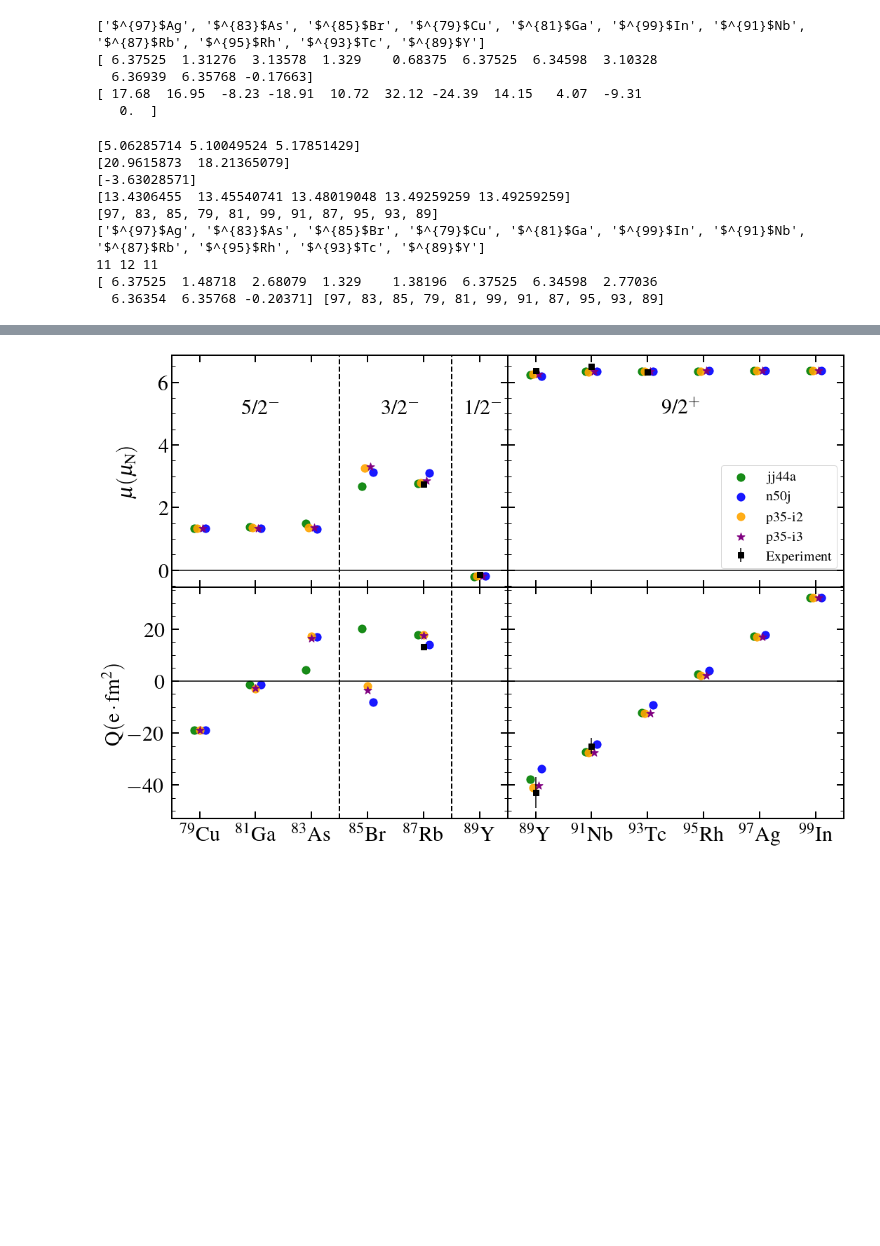
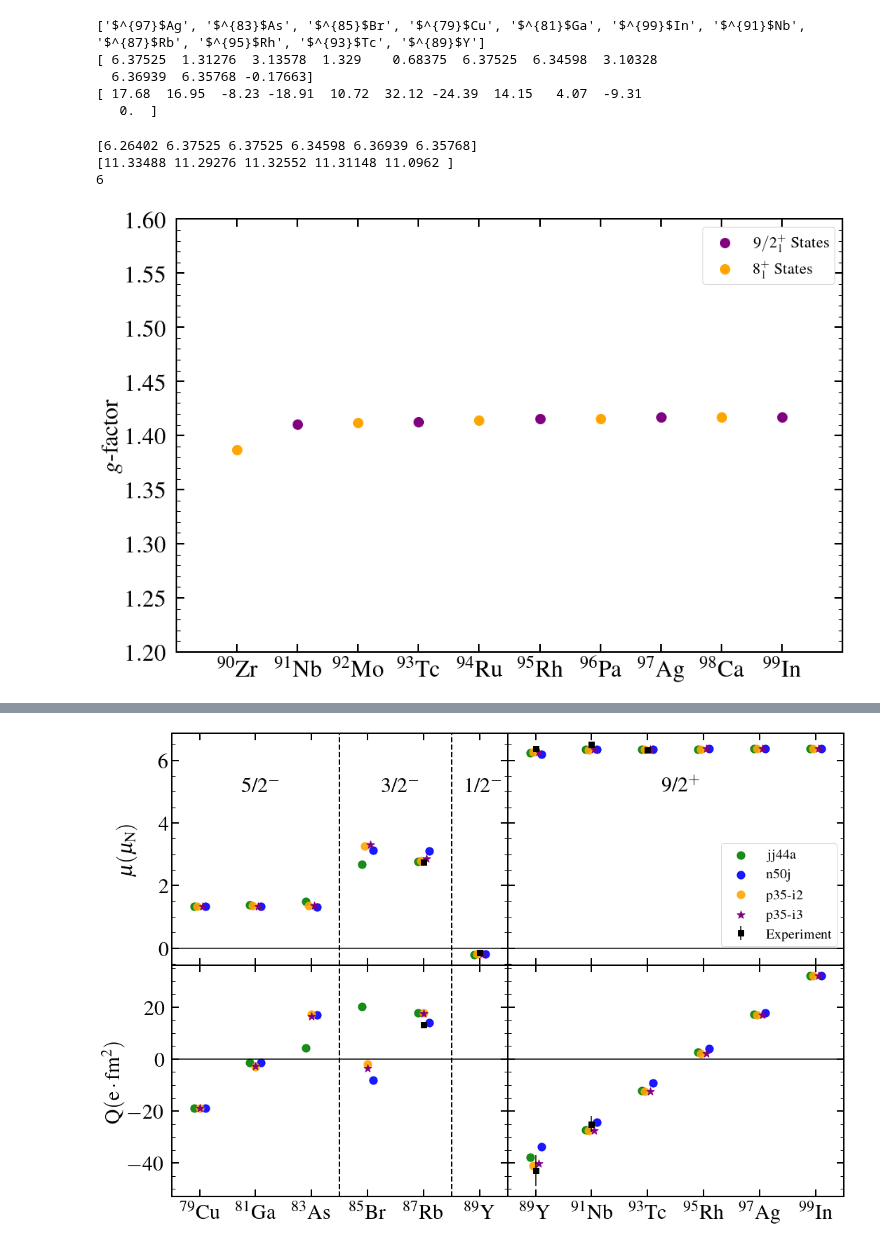
Before and after one commit to JordanPurcell/Research, a Jupyter notebook: plots/EM_properties.ipynb, the cells around one changed output, grey strips where cells are left out. Drawn from its saved outputs; the diff is of its cells as text; code cells hidden in the pictures; blank space fills up the shorter version.

```diff
--- a/plots/EM_properties.ipynb
+++ b/plots/EM_properties.ipynb
@@ -236,25 +235,37 @@ odd_dipoles[0][1] = 1.48718
 odd_Q[0][1] = 4.20
 odd_dipoles[1][4] = 1.3297
 odd_Q[1][4] = -1.27
-# %%
-print(np.array(mu_i3_odd[:3])/(mu_N*5/2))
-print(np.array(mu_i3_odd[3:5])/(mu_N*3/2))
-print(np.array(mu_i3_odd[5:6])/(mu_N*1/2))
-print(np.array(mu_i3_odd[6:])/(mu_N*9/2))
-print(odd_A)
-print(odd_ticks)
-print(len(odd_dipoles[1]), len(odd_J), len(odd_A))
-print(odd_dipoles[0], odd_A)
-# %% [output]
-[5.06285714 5.10049524 5.17851429]
-[20.9615873  18.21365079]
-[-3.63028571]
-[13.4306455  13.45540741 13.48019048 13.49259259 13.49259259]
-[97, 83, 85, 79, 81, 99, 91, 87, 95, 93, 89]
-['$^{97}$Ag', '$^{83}$As', '$^{85}$Br', '$^{79}$Cu', '$^{81}$Ga', '$^{99}$In', '$^{91}$Nb', '$^{87}$Rb', '$^{95}$Rh', '$^{93}$Tc', '$^{89}$Y']
-11 12 11
-[ 6.37525  1.48718  2.68079  1.329    1.38196  6.37525  6.34598  2.77036
-  6.36354  6.35768 -0.20371] [97, 83, 85, 79, 81, 99, 91, 87, 95, 93, 89]
+# %%
+print(odd_mu9[3])
+print(even_mu8[3])
+print(len(odd_mu9[3]))
+A90 = [90, 91, 92, 93, 94, 95, 96, 97, 98, 99]
+A90_ticks = ['$^{90}$Zr', '$^{91}$Nb', '$^{92}$Mo', '$^{93}$Tc', '$^{94}$Ru',  '$^{95}$Rh','$^{96}$Pa', '$^{97}$Ag', '$^{98}$Ca', '$^{99}$In']
+A90_mu = [11.09620, 6.34598, 11.29276, 6.35768, 11.31148, 6.36939, 11.32552, 6.37525, 11.33488, 6.37525]
+# %% [output]
+[6.26402 6.37525 6.37525 6.34598 6.36939 6.35768]
+[11.33488 11.29276 11.32552 11.31148 11.0962 ]
+6
+# %%
+f, ax = plt.subplots()
+f.set_figwidth(15)
+f.set_figheight(10)
+
+plt.setp(ax, xticks= A90, xticklabels=A90_ticks)
+ax.scatter([A90[int(2*i+1)] for i in range(5)], [A90_mu[2*i+1]/4.5 for i in range(5)], color='purple', s = 145, label='$9/2^+_1$ States')
+ax.scatter([A90[int(2*i)] for i in range(5)], [A90_mu[2*i]/8 for i in range(5)], color='orange', s = 145, label='$8^+_1$ States')
+
+plt.ylabel('$g$-factor', fontsize=30)
+plt.xlim(89,100)
+plt.ylim(1.2,1.6)
+plt.tick_params(which="major", direction="in", right=True, top=True, length=10, width=2, labelsize=30, pad=10)
+plt.tick_params(which="minor", direction="in", right=True, top=False, bottom=False, length=5, width=1, labelsize=20)
+ax.xaxis.get_major_ticks()[7].set_pad(4.5)
+plt.legend(fontsize=20)
+plt.minorticks_on()
+plt.show()
+# %% [output]
+[figure, added]
 # %%
 f, ax = plt.subplots()
 f.set_figwidth(15)
```
Also changed, not shown: parts of 5 cells of this notebook, 1 other file.
